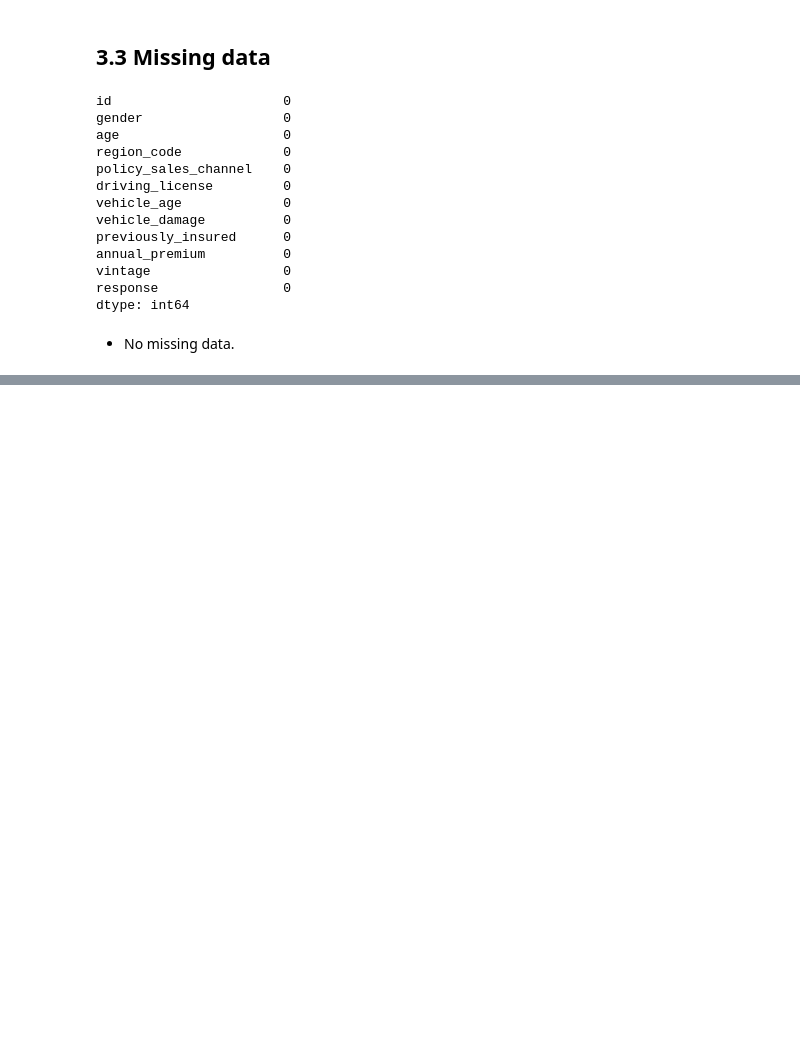
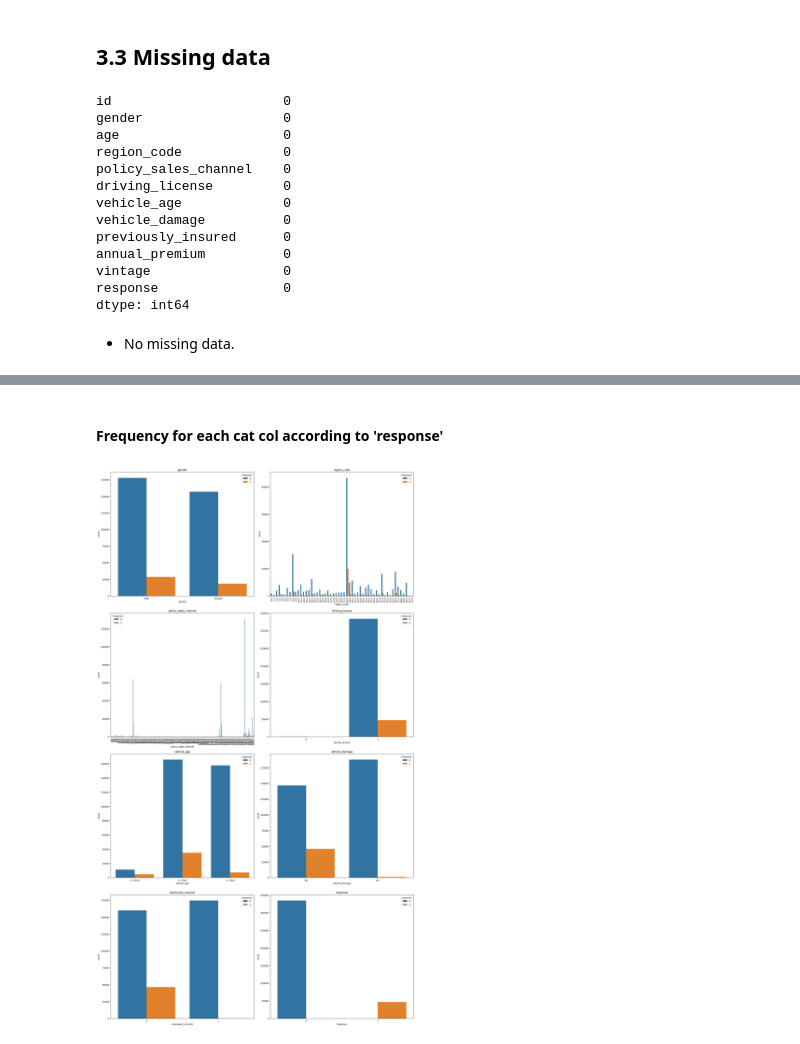
Before and after one commit to AllanCasado/health-insurance-cross-sell, a Jupyter notebook: notebooks/health_insurance_cross_sell.ipynb, the cells around one changed output, grey strips where cells are left out. Cells and saved outputs as stored; diff of their text form; code cells hidden in the pictures; blank space fills up the shorter version.

```diff
--- a/notebooks/health_insurance_cross_sell.ipynb
+++ b/notebooks/health_insurance_cross_sell.ipynb
@@ -243,0 +238,23 @@ AttributeError: module 'matplotlib.pyplot' has no attribute 'set_xticklabels'
+# %% [markdown]
+#### Frequency for each cat col according to 'response'
+# %%
+#quanto tem de cada categoria de acordo com a variável resposta
+fig, axes = plt.subplots(nrows=4, ncols=2, figsize=(20, 35))
+
+# Loop através das colunas do dataframe e plotagem dos gráficos
+for i, column in enumerate(cat_attributes.columns):
+    row = i // 2
+    col = i % 2
+    plot = sns.countplot(data=df1, x=column, hue='response', ax=axes[row, col])
+    axes[row, col].set_title(column)
+
+    num_categories = len(df1[column].unique())
+    if num_categories > 50:
+        # Rotaciona as labels em 90 graus
+        plot.set_xticklabels(plot.get_xticklabels(), rotation=90)
+
+# Exibição dos gráficos
+plt.tight_layout()
+plt.show()
+# %% [output]
+[figure, added]
```
Also changed, not shown: parts of 44 cells of this notebook.
